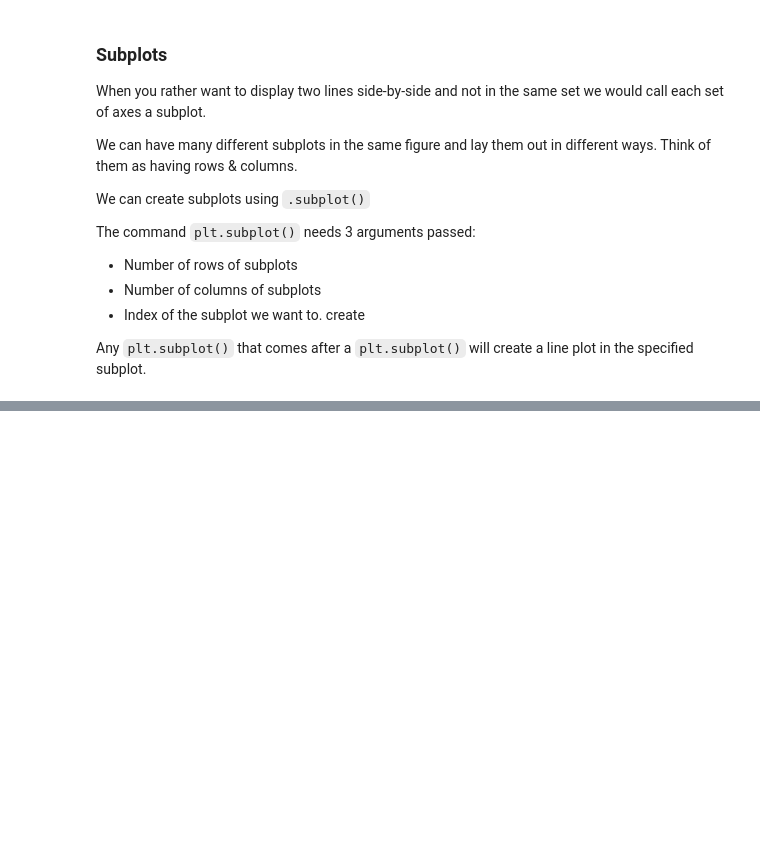
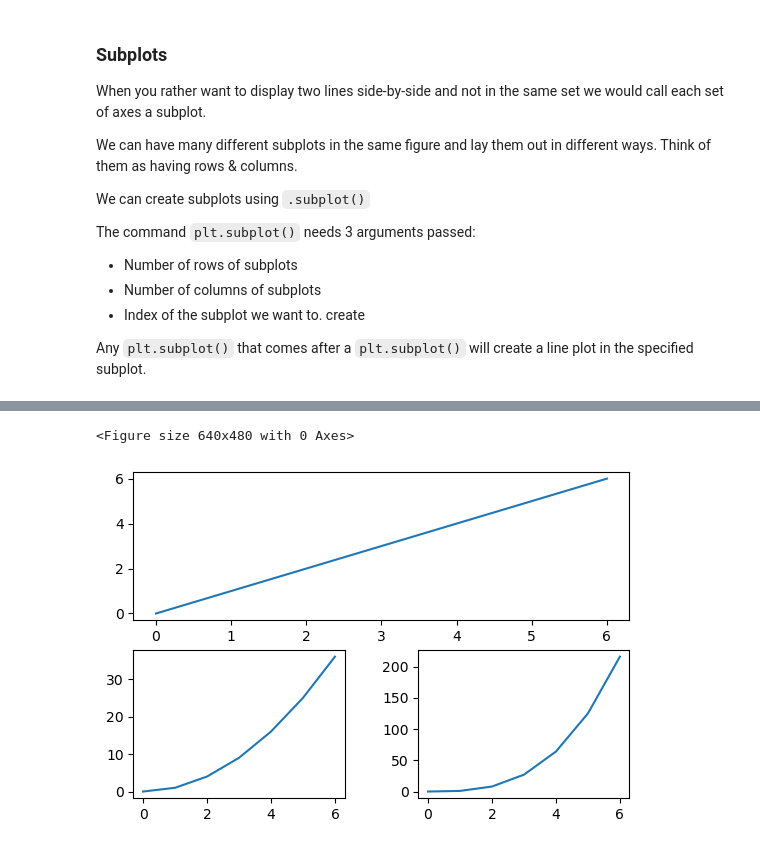
Before and after one commit to TheMaze45/Learn-Python, a Jupyter notebook: Seaborn_Matplot.ipynb, the cells around one changed output, grey strips where cells are left out. Saved outputs shown, nothing was run; the diff lists cells and outputs as text; code cells hidden in the pictures; blank space fills up the shorter version.

```diff
--- a/Seaborn_Matplot.ipynb
+++ b/Seaborn_Matplot.ipynb
@@ -261,0 +285,24 @@ plt.show()
+# %%
+# Apply this to the plots above, give them a bit more room horizontally
+
+plt.subplots_adjust(wspace=0.35)
+# %% [output]
+<Figure size 640x480 with 0 Axes>
+# %%
+x = range(7)
+straight_line = [0, 1, 2, 3, 4, 5, 6]
+parabola = [0, 1, 4, 9, 16, 25, 36]
+cubic = [0, 1, 8, 27, 64, 125, 216]
+
+plt.subplot(2,1,1)
+plt.plot(x, straight_line)
+
+plt.subplot(2,2,3)
+plt.plot(x, parabola)
+
+plt.subplot(2,2,4)
+plt.plot(x, cubic)
+plt.subplots_adjust(wspace=0.35,bottom=0.2)
+plt.show()
+# %% [output]
+[figure, added]
```
Also changed, not shown: parts of 16 cells of this notebook.
